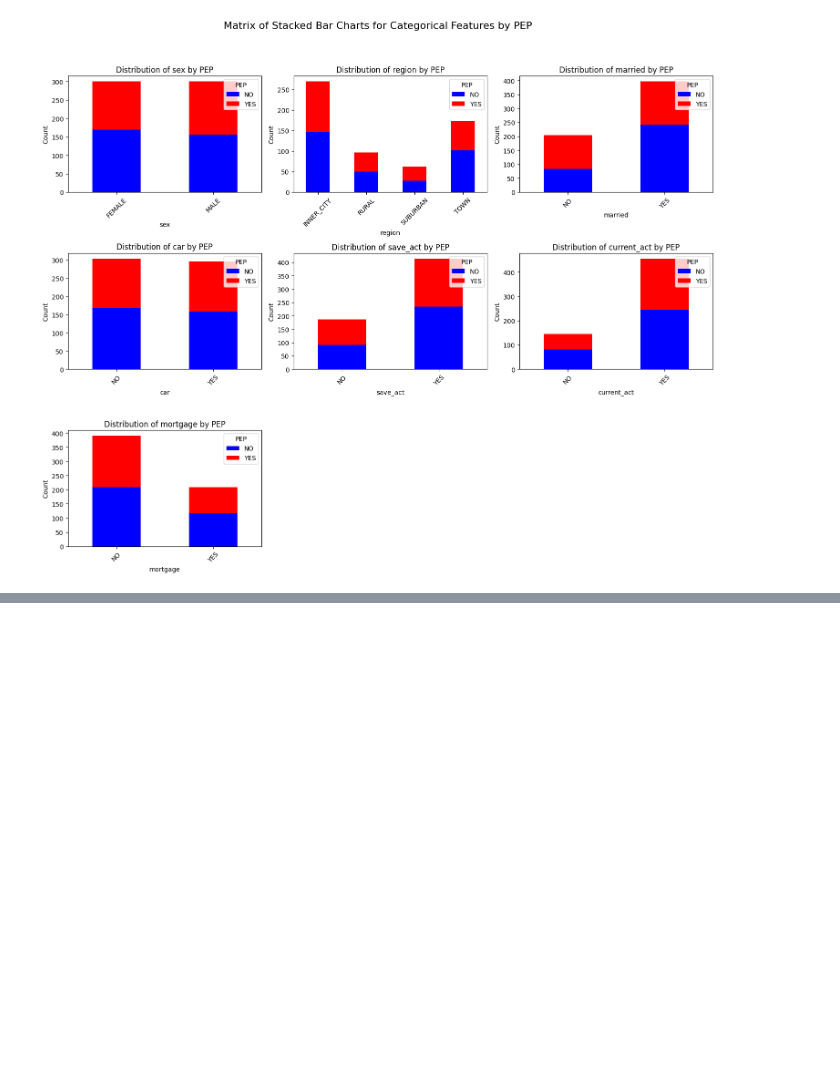
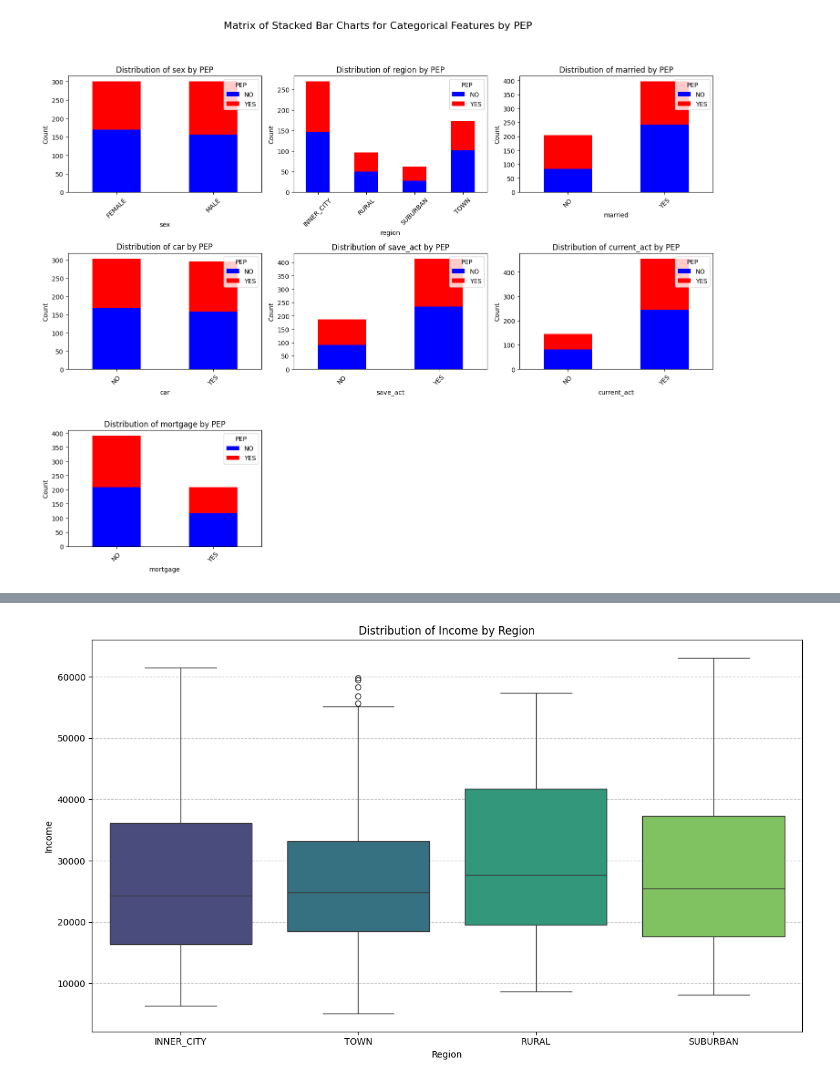
Before and after one commit to matteogolfarelli/DataCentricAI, a Jupyter notebook: Statistical_Summary - Bivariate.ipynb, the cells around one changed output, grey strips where cells are left out. Cells and saved outputs as stored; diff of their text form; code cells hidden in the pictures; blank space fills up the shorter version.

```diff
--- a/Statistical_Summary - Bivariate.ipynb
+++ b/Statistical_Summary - Bivariate.ipynb
@@ -463,0 +171,14 @@ plt.show()
+# %%
+import matplotlib.pyplot as plt
+import seaborn as sns
+
+plt.figure(figsize=(12, 7))
+sns.boxplot(data=df, x='region', y='income', hue='region', palette='viridis', legend=False)
+plt.title('Distribution of Income by Region')
+plt.xlabel('Region')
+plt.ylabel('Income')
+plt.grid(axis='y', linestyle='--', alpha=0.7)
+plt.tight_layout()
+plt.show()
+# %% [output]
+[figure, added]
```
Also changed, not shown: parts of 11 cells of this notebook.
